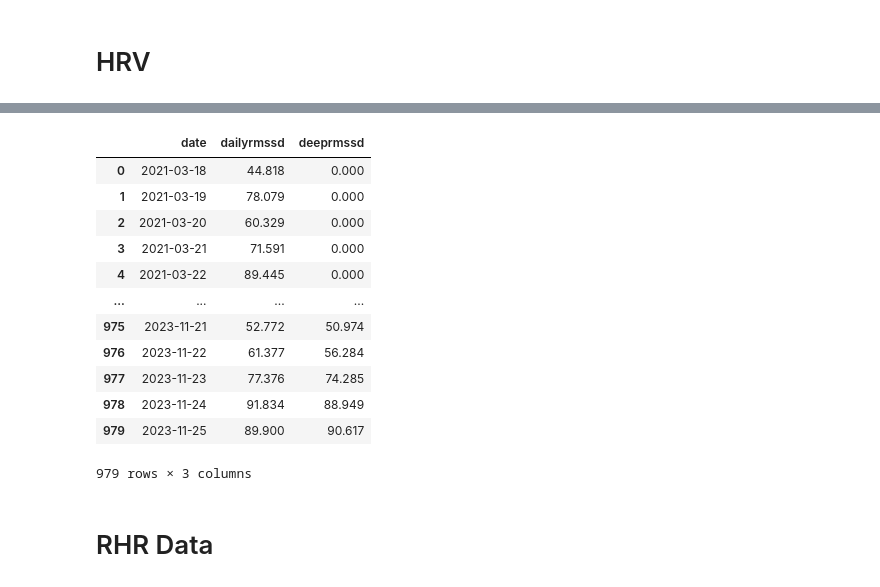
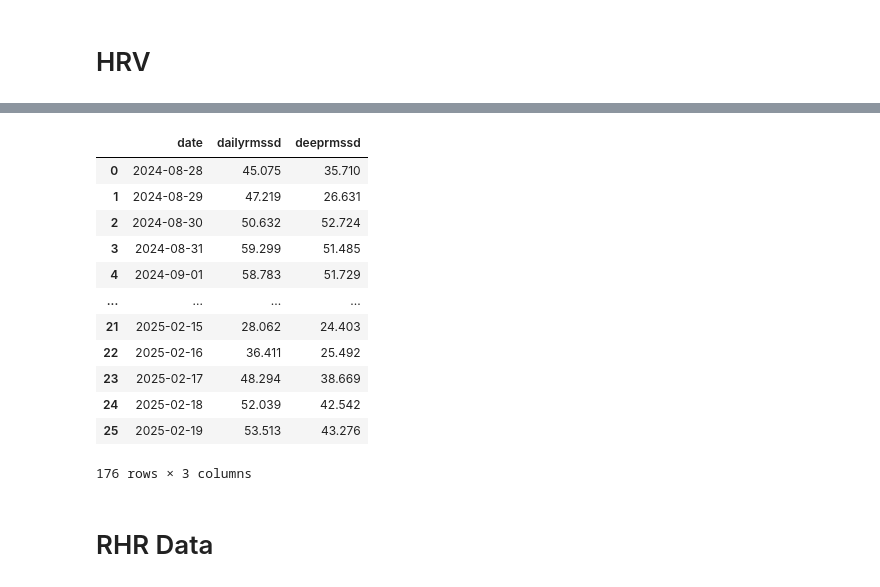
Before and after one commit to annalisasmith/per-fitbitapi-analysis, a Jupyter notebook: getData.ipynb, the cells around one changed output, grey strips where cells are left out. Drawn from its saved outputs; the diff is of its cells as text; code cells hidden in the pictures.

Commit message:
Update to focus just on menstraul and hrv data

```diff
--- a/getData.ipynb
+++ b/getData.ipynb
@@ -55,5 +82,5 @@ loginbutton = driver.find_element("id", "ember632").click()
 # %%
-redirect = driver.current_url
+redirect = "http://localhost/?code=abdd32148681057b8d6d2ff365427af2d94fc96f&state=3y1j1i4u5w5f6n0g540f5r236t5b2x1h#_=_"
 auth_code = redirect.split('=')[1].split('&')[0]
 state = redirect.split('=')[2].split('#')[0]
 
@@ -90,11 +117,13 @@ header = {'Authorization' : 'Bearer ' + access_token}
 df_hrv = pd.DataFrame(columns=['date', 'dailyrmssd', 'deeprmssd'])
 
 # Set the start date and end date for your data retrieval
-start_date = datetime(2023, 9, 8)
+start_date = datetime(2024, 8, 28)
 end_date = datetime.today()
 
 # Define the period length (30 days)
 period_length = timedelta(days=30)
+
+df_hrv = pd.DataFrame()
 
 # Make requests and append data to the DataFrame for each period
 while start_date <= end_date:
@@ -111,7 +140,10 @@ while start_date <= end_date:
     if response.status_code == 200:
         data = response.json()
         df_data = [{'date': item['dateTime'], 'dailyrmssd': item['value']['dailyRmssd'], 'deeprmssd': item['value']['deepRmssd']} for item in data['hrv']]
-        df_hrv = df_hrv.append(df_data, ignore_index=True)
+        df_data = pd.DataFrame(df_data)
+        df_hrv = pd.concat([df_hrv,df_data])
 
     # Move to the next period
     start_date += period_length
+
+    print(df_hrv)
@@ -118,24 +168,24 @@ while start_date <= end_date:
 # %%
-old_data = pd.read_csv(f"data/df_hrv_{olddate}.csv")
-df_hrv = pd.concat([old_data,df_hrv],ignore_index=True).drop_duplicates()
-df_hrv['date'] = pd.to_datetime(df_hrv['date'])
+#old_data = pd.read_csv(f"data/df_hrv_{olddate}.csv")
+#df_hrv = pd.concat([old_data,df_hrv],ignore_index=True).drop_duplicates()
+#df_hrv['date'] = pd.to_datetime(df_hrv['date'])
 # %%
-df_hrv.to_csv(f"data/df_hrv_{todaystr}.csv",header=True,index=False)
+#df_hrv.to_csv(f"data/df_hrv_{todaystr}.csv",header=True,index=False)
 df_hrv
 # %% [output]
 |  | date | dailyrmssd | deeprmssd |
-| 0 | 2021-03-18 | 44.818 | 0.000 |
-| 1 | 2021-03-19 | 78.079 | 0.000 |
-| 2 | 2021-03-20 | 60.329 | 0.000 |
-| 3 | 2021-03-21 | 71.591 | 0.000 |
-| 4 | 2021-03-22 | 89.445 | 0.000 |
+| 0 | 2024-08-28 | 45.075 | 35.710 |
+| 1 | 2024-08-29 | 47.219 | 26.631 |
+| 2 | 2024-08-30 | 50.632 | 52.724 |
+| 3 | 2024-08-31 | 59.299 | 51.485 |
+| 4 | 2024-09-01 | 58.783 | 51.729 |
 | ... | ... | ... | ... |
-| 975 | 2023-11-21 | 52.772 | 50.974 |
-| 976 | 2023-11-22 | 61.377 | 56.284 |
-| 977 | 2023-11-23 | 77.376 | 74.285 |
-| 978 | 2023-11-24 | 91.834 | 88.949 |
-| 979 | 2023-11-25 | 89.900 | 90.617 |
+| 21 | 2025-02-15 | 28.062 | 24.403 |
+| 22 | 2025-02-16 | 36.411 | 25.492 |
+| 23 | 2025-02-17 | 48.294 | 38.669 |
+| 24 | 2025-02-18 | 52.039 | 42.542 |
+| 25 | 2025-02-19 | 53.513 | 43.276 |
-979 rows × 3 columns
+176 rows × 3 columns
 # %% [markdown]
 # RHR Data
 # %%
```
Also changed, not shown: parts of 19 cells of this notebook, 2 other files.
